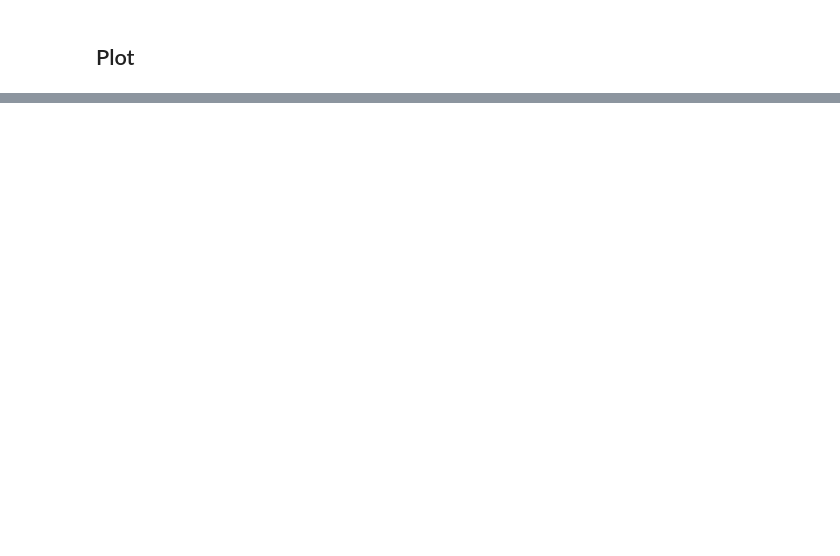
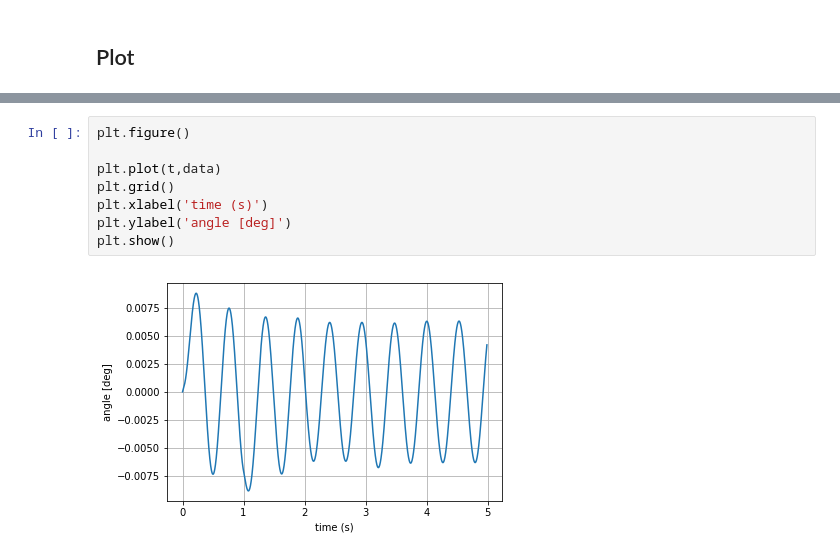
Before and after one commit to regifukuchi/bmc-1, a Jupyter notebook: courses/modsim2018/matheuspiquini/Lecture12.ipynb, the cells around one changed output, grey strips where cells are left out. Drawn from its saved outputs; the diff is of its cells as text; blank space fills up the shorter version.

```diff
--- a/courses/modsim2018/matheuspiquini/Lecture12.ipynb
+++ b/courses/modsim2018/matheuspiquini/Lecture12.ipynb
@@ -240,0 +274,10 @@ plt.tight_layout()
+# %%
+plt.figure()
+
+plt.plot(t,data)
+plt.grid()
+plt.xlabel('time (s)')
+plt.ylabel('angle [deg]')
+plt.show()
+# %% [output]
+[figure, added]
```
Also changed, not shown: parts of 10 cells of this notebook.
